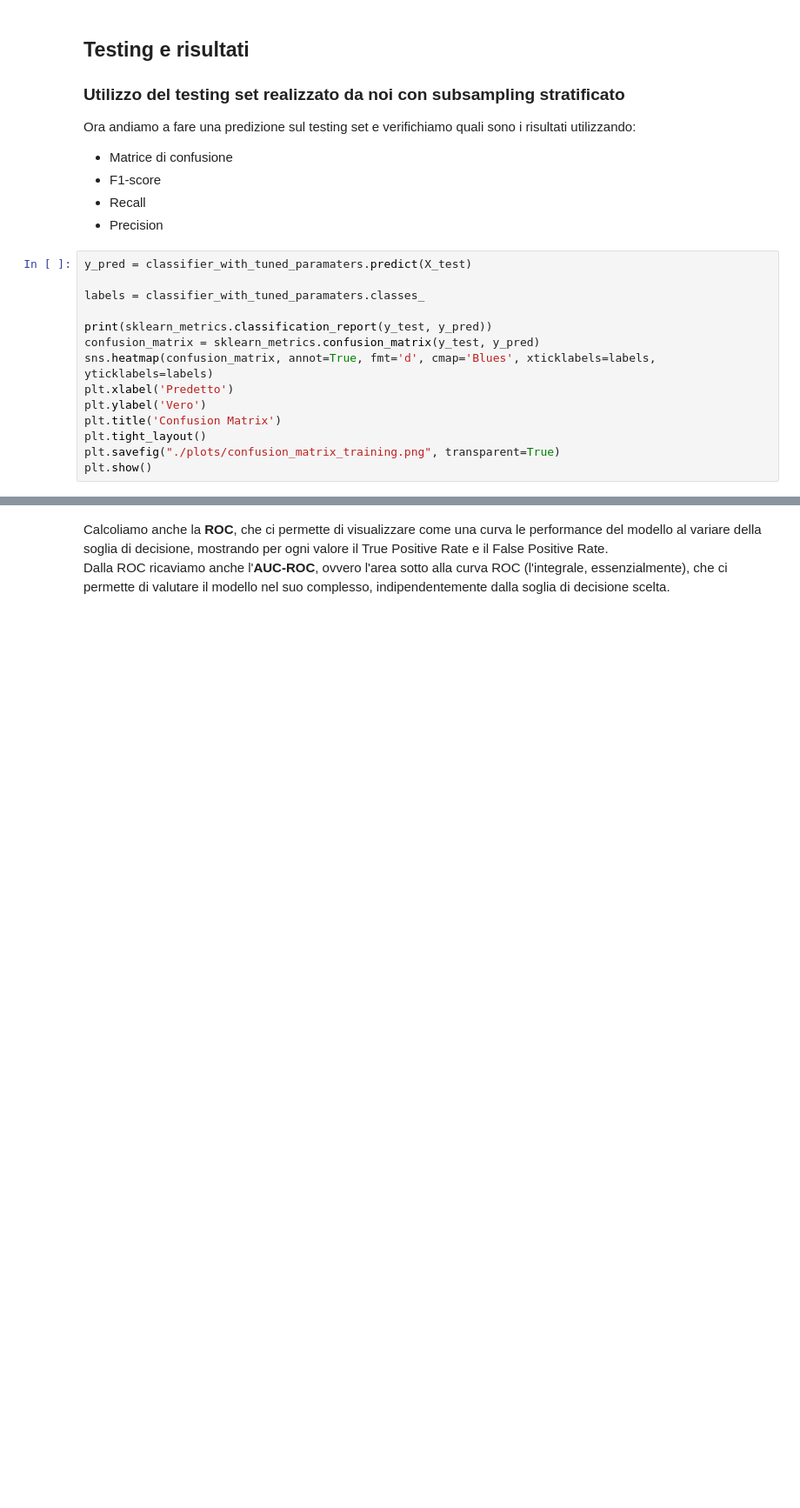
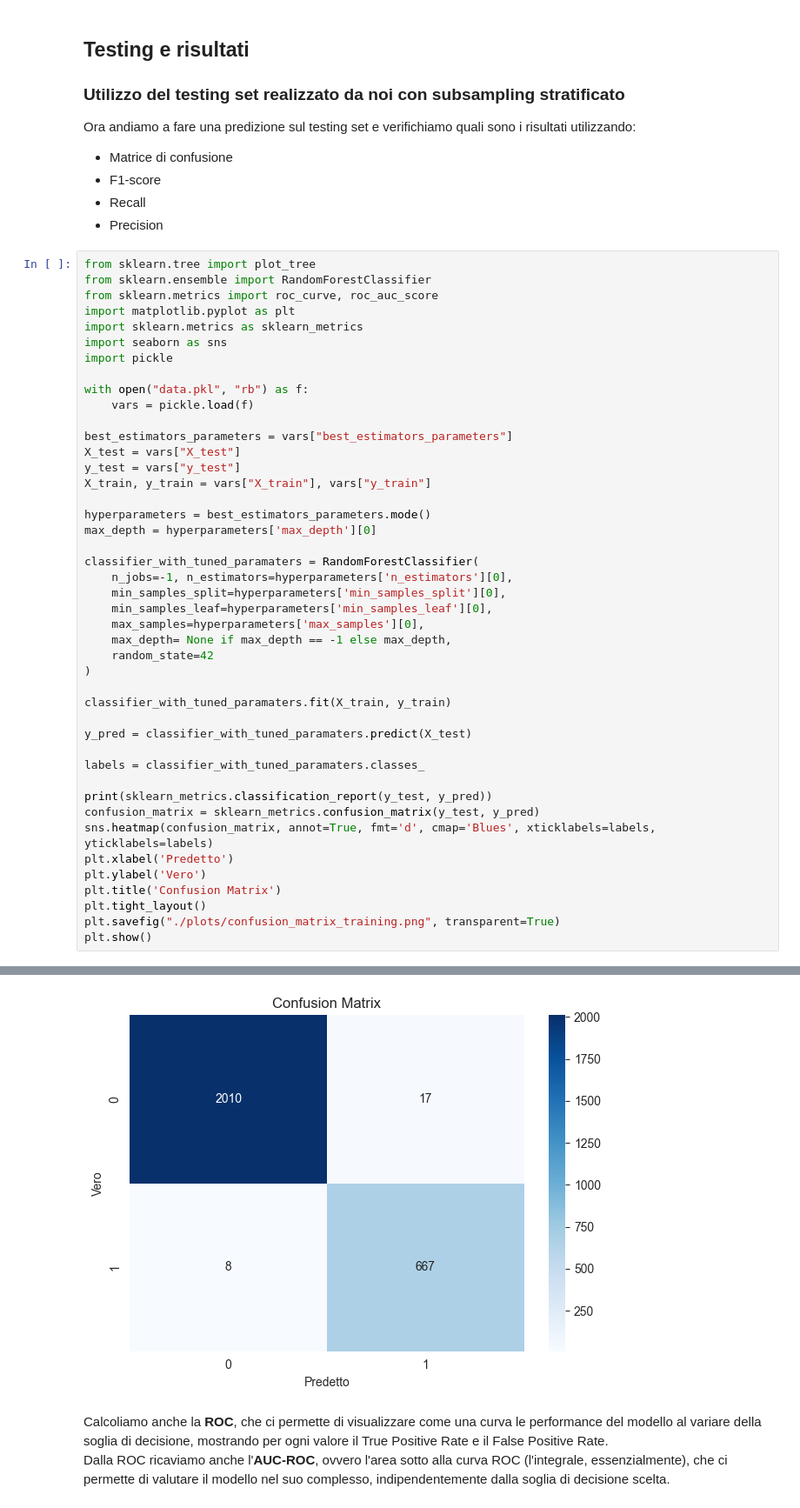
Before and after one commit to gabrielee20/roomoccupation, a Jupyter notebook: classification.ipynb, the cells around one changed output, grey strips where cells are left out. Shown at 87% size. Saved outputs shown, nothing was run; the diff lists cells and outputs as text; blank space fills up the shorter version.

Commit message:
Reinserimento matrice di confusione training

```diff
--- a/classification.ipynb
+++ b/classification.ipynb
@@ -182,6 +182,36 @@ Ora andiamo a fare una predizione sul testing set e verifichiamo quali sono i ri
 - Recall
 - Precision
 # %%
+from sklearn.tree import plot_tree
+from sklearn.ensemble import RandomForestClassifier
+from sklearn.metrics import roc_curve, roc_auc_score
+import matplotlib.pyplot as plt
+import sklearn.metrics as sklearn_metrics
+import seaborn as sns
+import pickle
+
+with open("data.pkl", "rb") as f:
+    vars = pickle.load(f)
+
+best_estimators_parameters = vars["best_estimators_parameters"]
+X_test = vars["X_test"]
+y_test = vars["y_test"]
+X_train, y_train = vars["X_train"], vars["y_train"]
+
+hyperparameters = best_estimators_parameters.mode()
+max_depth = hyperparameters['max_depth'][0]
+
+classifier_with_tuned_paramaters = RandomForestClassifier(
+    n_jobs=-1, n_estimators=hyperparameters['n_estimators'][0],
+    min_samples_split=hyperparameters['min_samples_split'][0],
+    min_samples_leaf=hyperparameters['min_samples_leaf'][0],
+    max_samples=hyperparameters['max_samples'][0],
+    max_depth= None if max_depth == -1 else max_depth,
+    random_state=42
+)
+
+classifier_with_tuned_paramaters.fit(X_train, y_train)
+
 y_pred = classifier_with_tuned_paramaters.predict(X_test)
 
 labels = classifier_with_tuned_paramaters.classes_
@@ -195,3 +225,4 @@ plt.title('Confusion Matrix')
 plt.tight_layout()
 plt.savefig("./plots/confusion_matrix_training.png", transparent=True)
 plt.show()
+# %% [output]
@@ -198,3 +237,4 @@ plt.show()
+[figure, added]
 # %% [markdown]
 Calcoliamo anche la **ROC**, che ci permette di visualizzare come una curva le performance del modello al variare della soglia di decisione, mostrando per ogni valore il True Positive Rate e il False Positive Rate.
 <br>
```
Also changed, not shown: parts of 1 cell of this notebook.
